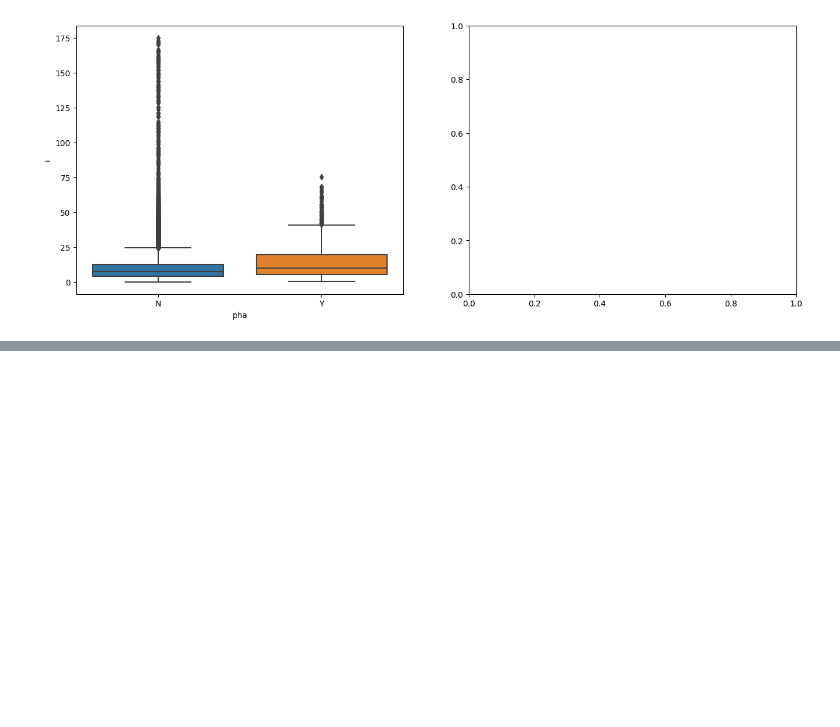
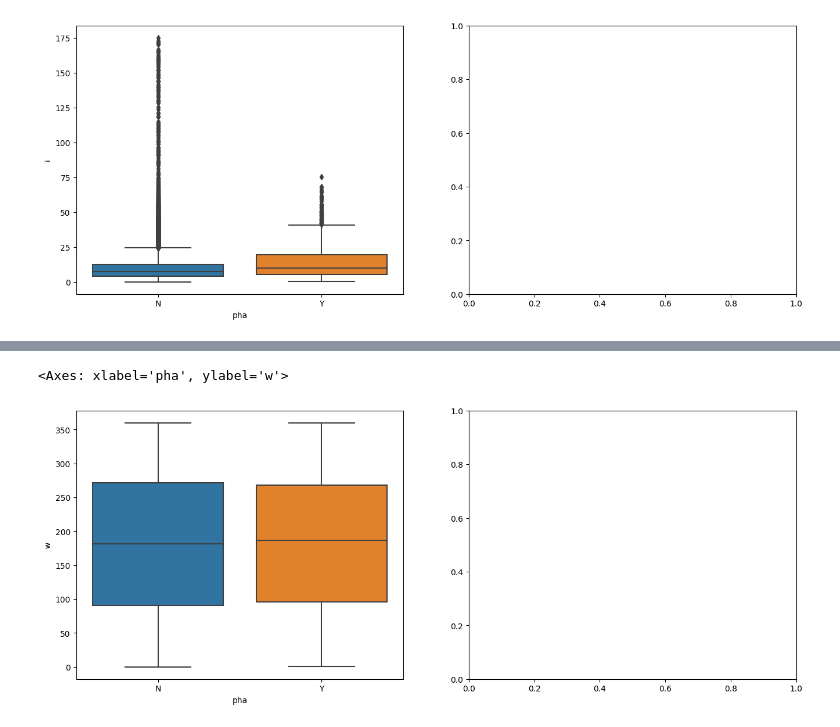
Before and after one commit to AndrijaLazic/AsteroidDetectionModel, a Jupyter notebook: Project.ipynb, the cells around one changed output, grey strips where cells are left out. Drawn from its saved outputs; the diff is of its cells as text; code cells hidden in the pictures; blank space fills up the shorter version.

```diff
--- a/Project.ipynb
+++ b/Project.ipynb
@@ -362,0 +376,15 @@ sns.boxplot(data=dataframe2,x=dataframe2['pha'],y=dataframe2['i'],ax=axes[0])
+# %%
+#The argument of perihelion (𝜔) represents the angle between the reference plane and the perihelion.
+#Perihelion is the point on the orbit where the distance between the asteroid and the body it orbits is the smallest.
+
+dataframe2=dataframe.copy()
+
+fig, axes = plt.subplots(figsize=(16, 6),ncols=2)
+
+sns.boxplot(data=dataframe2,x=dataframe2['pha'],y=dataframe2['w'],ax=axes[0])
+
+#From the graphs, we observe that 'W' (Argument of perihelion) is not a good predictor
+#because the graphs are in a plane, leading us to the conclusion that there is no dependence between 'pha' (potentially hazardous asteroid) and 'W'.
+# %% [output]
+<Axes: xlabel='pha', ylabel='w'>
+[figure, added]
```
Also changed, not shown: parts of 8 cells of this notebook, 1 other file.
